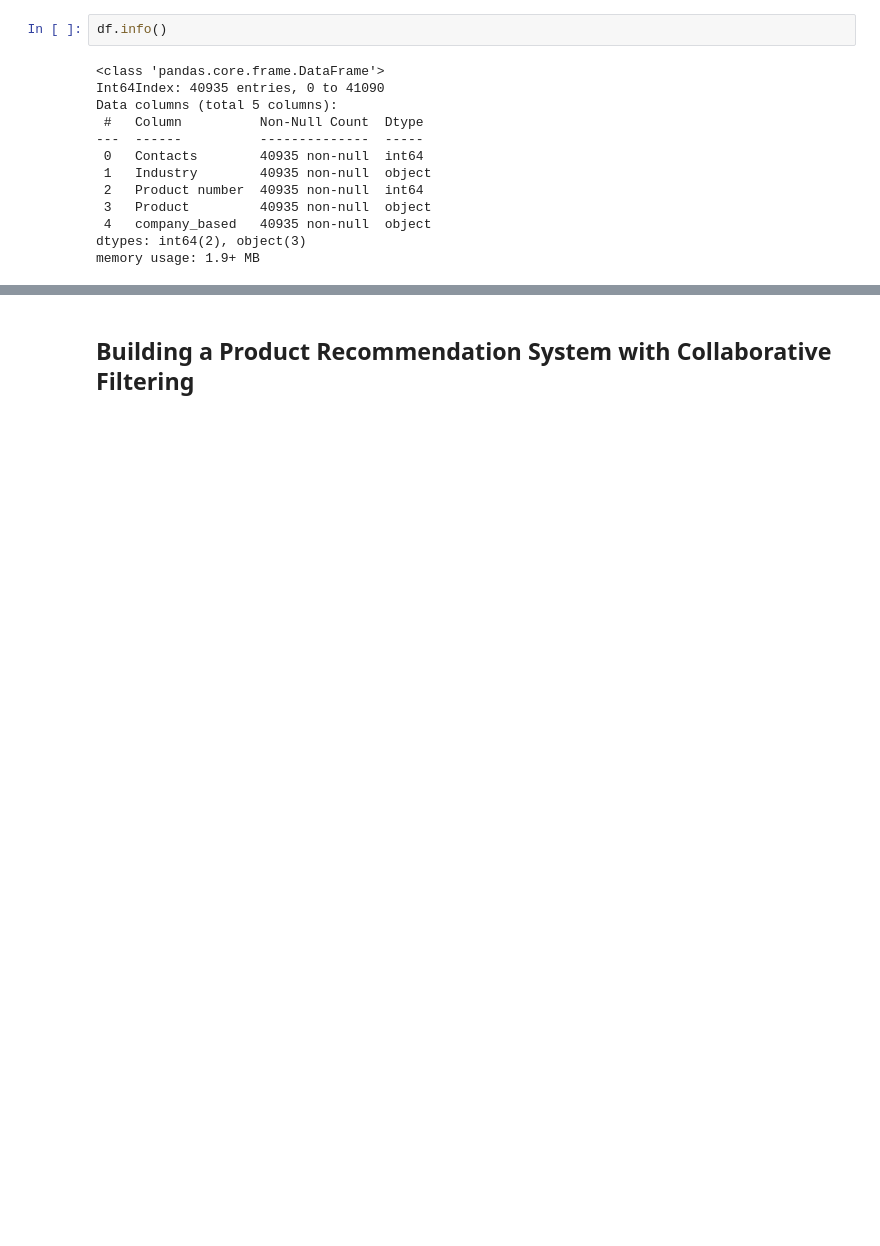
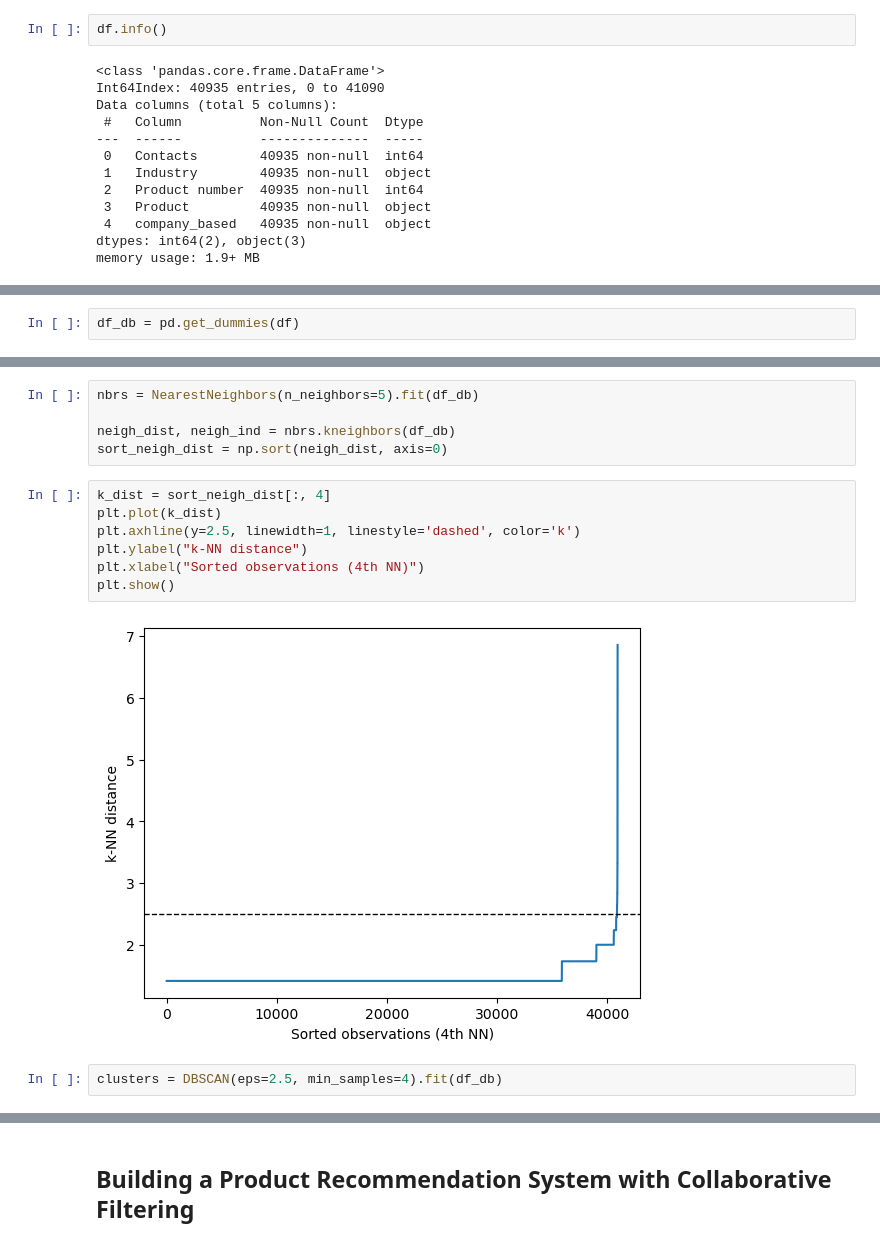
Before and after one commit to tankudo/ml-course-hse, a Jupyter notebook: VOIS_Ankudo.ipynb, the cells around one changed output, grey strips where cells are left out. Saved outputs shown, nothing was run; the diff lists cells and outputs as text; blank space fills up the shorter version.

```diff
--- a/VOIS_Ankudo.ipynb
+++ b/VOIS_Ankudo.ipynb
@@ -371,0 +385,2 @@ memory usage: 1.9+ MB
+# %%
+df_db = pd.get_dummies(df)
@@ -371,0 +395,16 @@ memory usage: 1.9+ MB
+# %%
+nbrs = NearestNeighbors(n_neighbors=5).fit(df_db)
+
+neigh_dist, neigh_ind = nbrs.kneighbors(df_db)
+sort_neigh_dist = np.sort(neigh_dist, axis=0)
+# %%
+k_dist = sort_neigh_dist[:, 4]
+plt.plot(k_dist)
+plt.axhline(y=2.5, linewidth=1, linestyle='dashed', color='k')
+plt.ylabel("k-NN distance")
+plt.xlabel("Sorted observations (4th NN)")
+plt.show()
+# %% [output]
+[figure, added]
+# %%
+clusters = DBSCAN(eps=2.5, min_samples=4).fit(df_db)
```
Also changed, not shown: parts of 21 cells of this notebook.
